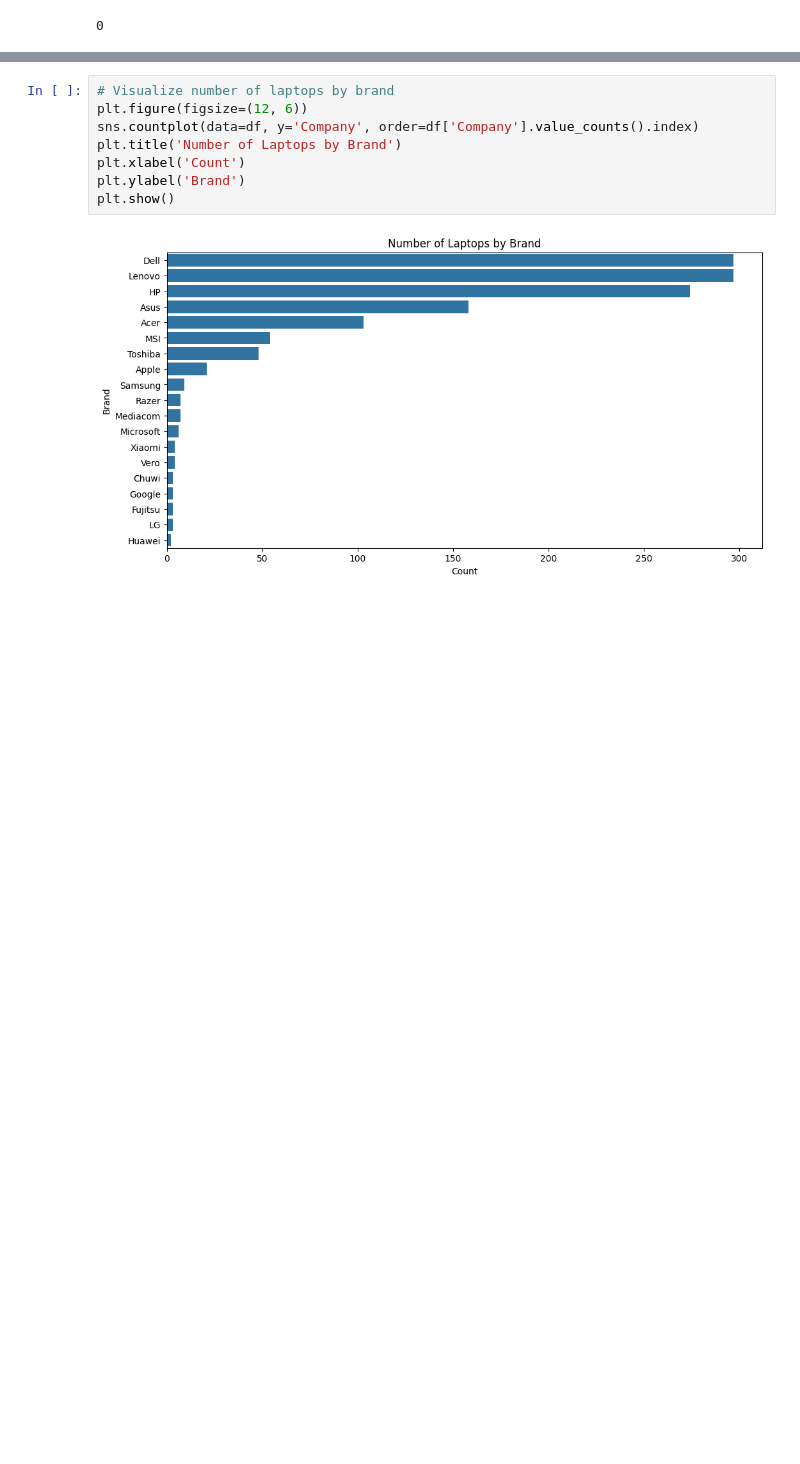
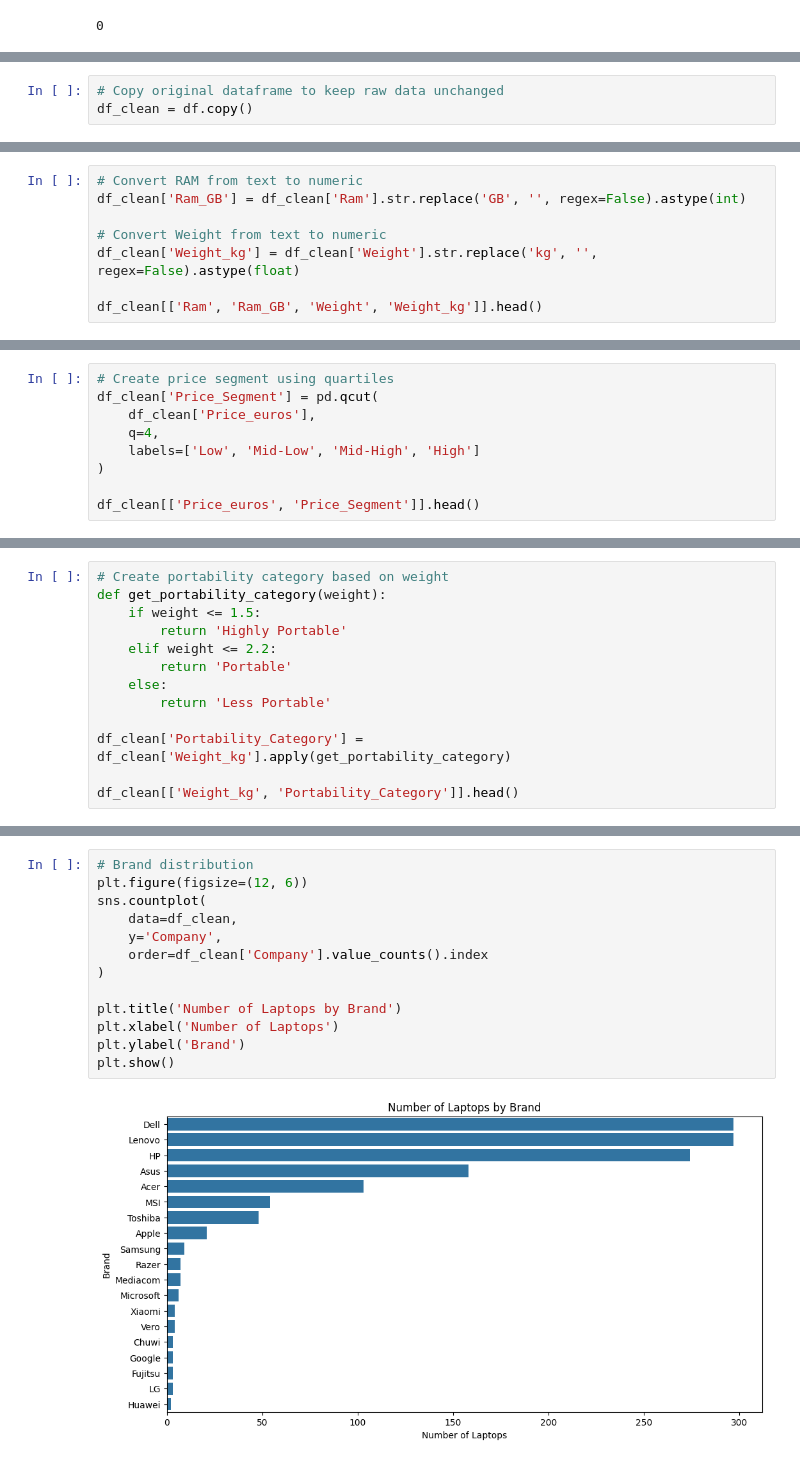
Before and after one commit to FTDS-assignment-bay/p2-ftds-final-project-ftds-038-hck-group-001, a Jupyter notebook: Data_Analysis_Laptop_Recommendation.ipynb, the cells around one changed output, grey strips where cells are left out. Drawn from its saved outputs; the diff is of its cells as text; blank space fills up the shorter version.

```diff
--- a/Data_Analysis_Laptop_Recommendation.ipynb
+++ b/Data_Analysis_Laptop_Recommendation.ipynb
@@ -164,0 +171,3 @@ df.duplicated().sum()
+# %%
+# Copy original dataframe to keep raw data unchanged
+df_clean = df.copy()
@@ -164,0 +193,8 @@ df.duplicated().sum()
+# %%
+# Convert RAM from text to numeric
+df_clean['Ram_GB'] = df_clean['Ram'].str.replace('GB', '', regex=False).astype(int)
+
+# Convert Weight from text to numeric
+df_clean['Weight_kg'] = df_clean['Weight'].str.replace('kg', '', regex=False).astype(float)
+
+df_clean[['Ram', 'Ram_GB', 'Weight', 'Weight_kg']].head()
@@ -164,0 +319,9 @@ df.duplicated().sum()
+# %%
+# Create price segment using quartiles
+df_clean['Price_Segment'] = pd.qcut(
+    df_clean['Price_euros'],
+    q=4,
+    labels=['Low', 'Mid-Low', 'Mid-High', 'High']
+)
+
+df_clean[['Price_euros', 'Price_Segment']].head()
@@ -164,0 +335,13 @@ df.duplicated().sum()
+# %%
+# Create portability category based on weight
+def get_portability_category(weight):
+    if weight <= 1.5:
+        return 'Highly Portable'
+    elif weight <= 2.2:
+        return 'Portable'
+    else:
+        return 'Less Portable'
+
+df_clean['Portability_Category'] = df_clean['Weight_kg'].apply(get_portability_category)
+
+df_clean[['Weight_kg', 'Portability_Category']].head()
@@ -225,14 +494,19 @@ LG             3
 Huawei         2
 Name: Company, dtype: int64
 # %%
-# Visualize number of laptops by brand
+# Brand distribution
 plt.figure(figsize=(12, 6))
-sns.countplot(data=df, y='Company', order=df['Company'].value_counts().index)
+sns.countplot(
+    data=df_clean,
+    y='Company',
+    order=df_clean['Company'].value_counts().index
+)
+
 plt.title('Number of Laptops by Brand')
-plt.xlabel('Count')
+plt.xlabel('Number of Laptops')
 plt.ylabel('Brand')
 plt.show()
 # %% [output]
-[figure, old version]
+[figure, new version]
 # %%
 # Average price by brand
```
Also changed, not shown: parts of 105 cells of this notebook.
